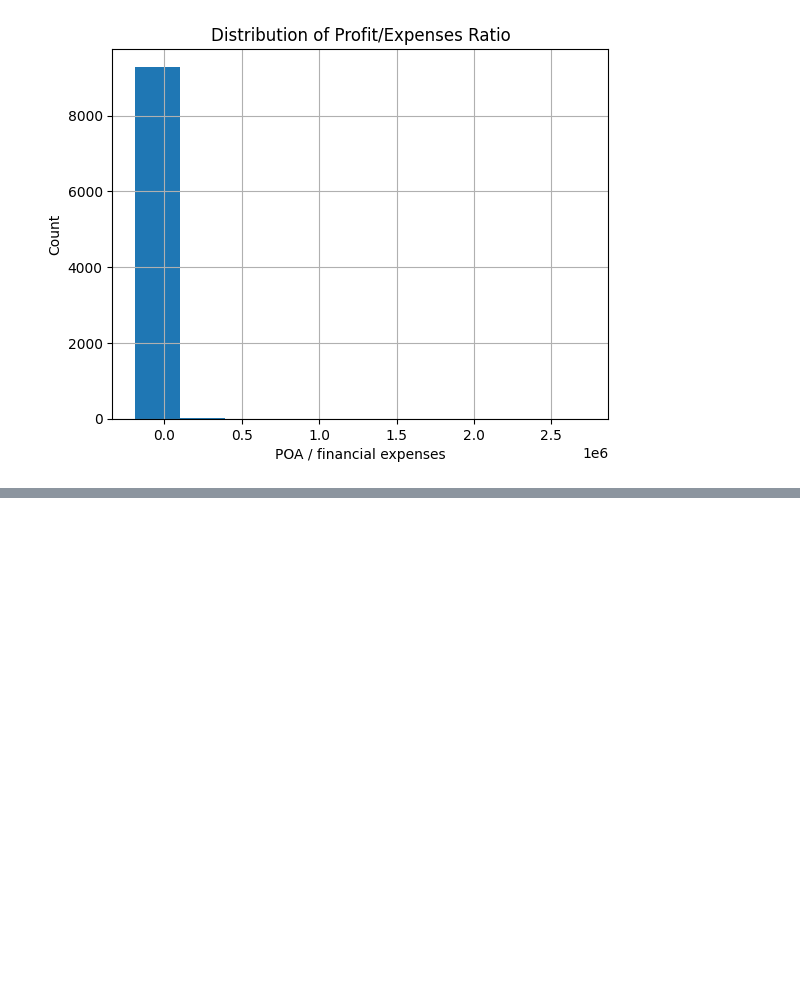
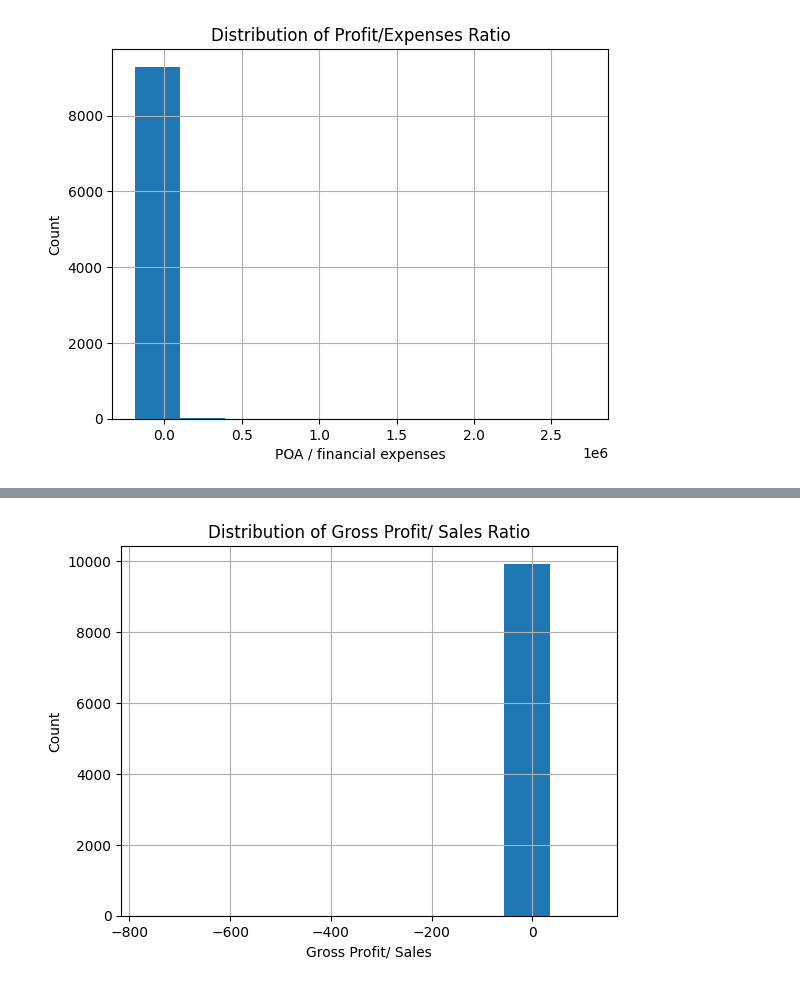
Before and after one commit to noelogbuagu/Data_Science_Portfolio, a Jupyter notebook: 5_Predicting_Bankruptcy/notebook.ipynb, the cells around one changed output, grey strips where cells are left out. Saved outputs shown, nothing was run; the diff lists cells and outputs as text; code cells hidden in the pictures; blank space fills up the shorter version.

```diff
--- a/5_Predicting_Bankruptcy/notebook.ipynb
+++ b/5_Predicting_Bankruptcy/notebook.ipynb
@@ -183,0 +224,8 @@ plt.title("Distribution of Profit/Expenses Ratio");
+# %%
+# Plot histogram of `feat_19`
+df["feat_19"].hist()
+plt.xlabel("Gross Profit/ Sales")
+plt.ylabel("Count"),
+plt.title("Distribution of Gross Profit/ Sales Ratio");
+# %% [output]
+[figure, added]
```
Also changed, not shown: parts of 17 cells of this notebook.
